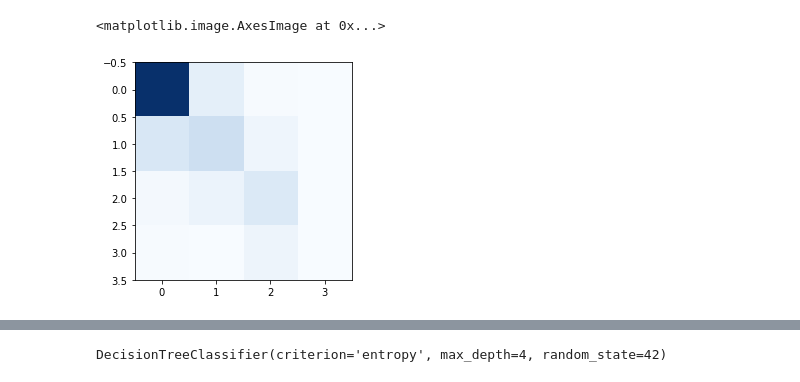
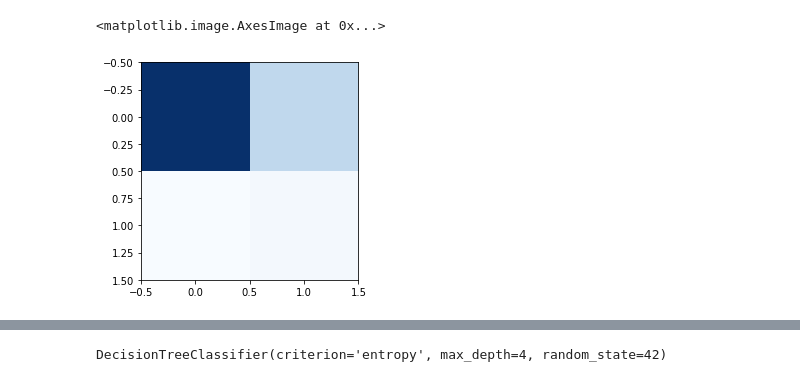
Before and after one commit to lucasbotellaroca/Covid-19_Reproduction_Rate_Estimator, a Jupyter notebook: data_model_multiclassification.ipynb, the cells around one changed output, grey strips where cells are left out. Cells and saved outputs as stored; diff of their text form; code cells hidden in the pictures.

```diff
--- a/data_model_multiclassification.ipynb
+++ b/data_model_multiclassification.ipynb
@@ -46,21 +68,0 @@ df
-# %%
-accumulated=[]
-country='AUS'
-cumsum=0
-for index, row in df.iterrows():
-    country_last=row['Code']
-
-    if(country!=country_last):
-
-        cumsum=0
-        country=row['Code']
-
-    else:
-
-        if(row['Excess mortality P-scores, all ages Prev 18 days']  > 0):
-            cumsum=cumsum+row['Excess mortality P-scores, all ages Prev 18 days']
-
-    accumulated.append(cumsum)
-df['accumulated']=accumulated
-df=df[[c for c in df if c not in ['Excess mortality P-scores, all ages']]
-       + ['Excess mortality P-scores, all ages']]
@@ -66,0 +71,8 @@ df=df[[c for c in df if c not in ['Excess mortality P-scores, all ages']]
+# %%
+from sklearn.preprocessing import KBinsDiscretizer
+df=df.fillna(df.median())
+discretizer = KBinsDiscretizer(n_bins=2, encode='ordinal', strategy='kmeans')
+X=df[df.columns[2:-1]]
+y=pd.DataFrame(df[df.columns[-1]])
+discretizer.fit(y)
+Yt = discretizer.transform(y)
@@ -138,0 +117,2 @@ Name: target, Length: 2082, dtype: float64
+# %%
+df['R0'] = df['R0'].apply(lambda x: 0 if x < 1 else 1)
@@ -139,22 +229,30 @@ Name: target, Length: 2082, dtype: float64
 # %%
 # importing necessary libraries
 from sklearn import datasets
 from sklearn.metrics import confusion_matrix
 from sklearn.model_selection import train_test_split
 # dividing X, y into train and test data
 X_train, X_test, y_train, y_test = train_test_split(X, y, random_state = 0)
+date1=pd.Timestamp(2021, 1, 1)
+
+X_1=df[(pd.to_datetime(df['Date']) <= date1)]
+X_2=df[(pd.to_datetime(df['Date']) > date1)]
+X_train=X_1[X_1.columns[2:-1]]
+X_test=X_2[X_2.columns[2:-1]]
+y_train=X_1[X_1.columns[-1]]
+y_test=X_2[X_2.columns[-1]]
 
 # training a DescisionTreeClassifier
 from sklearn.tree import DecisionTreeClassifier
-dtree_model = DecisionTreeClassifier(max_depth = 2).fit(X_train, y_train)
+dtree_model = DecisionTreeClassifier(max_depth = 7).fit(X_train, y_train)
 dtree_predictions = dtree_model.predict(X_test)
 
 # creating a confusion matrix
 cm = confusion_matrix(y_test, dtree_predictions)
 plt.imshow(cm, cmap=plt.cm.Blues) #plot confusion matrix grid
 # %% [output]
 <matplotlib.image.AxesImage at 0x...>
-[figure, old version]
+[figure, new version]
 # %%
 from sklearn import metrics
 print(metrics.classification_report(y_test, dtree_predictions, digits=3))
```
Also changed, not shown: parts of 43 cells of this notebook.
